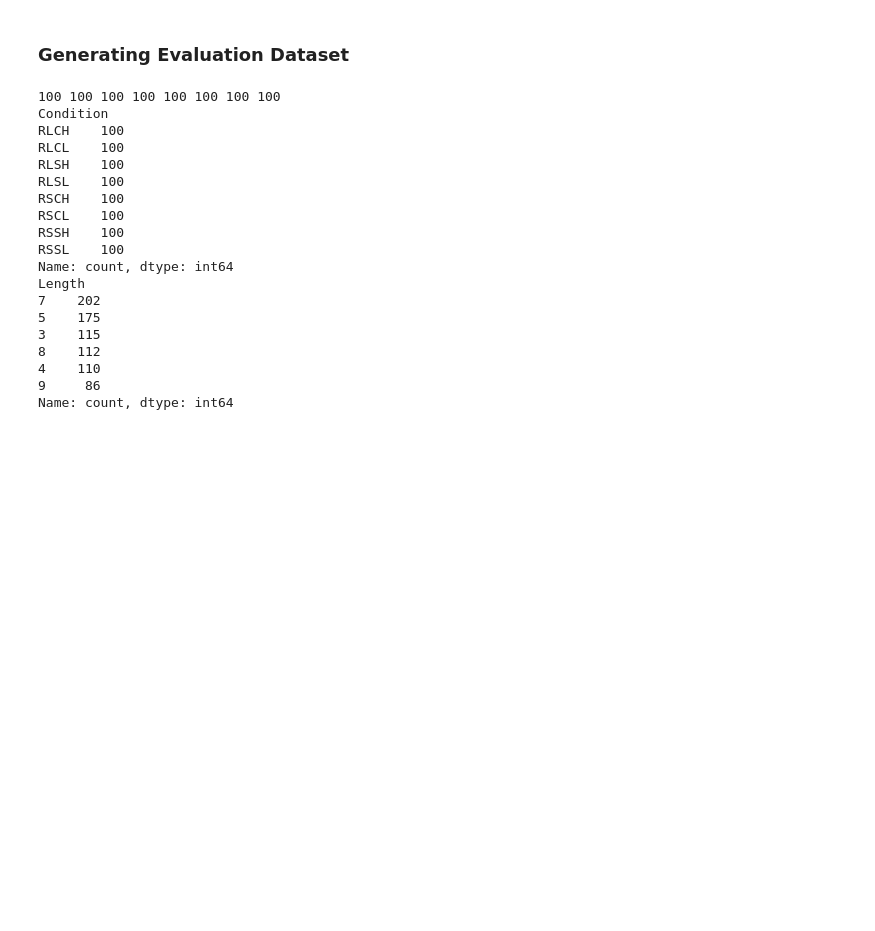
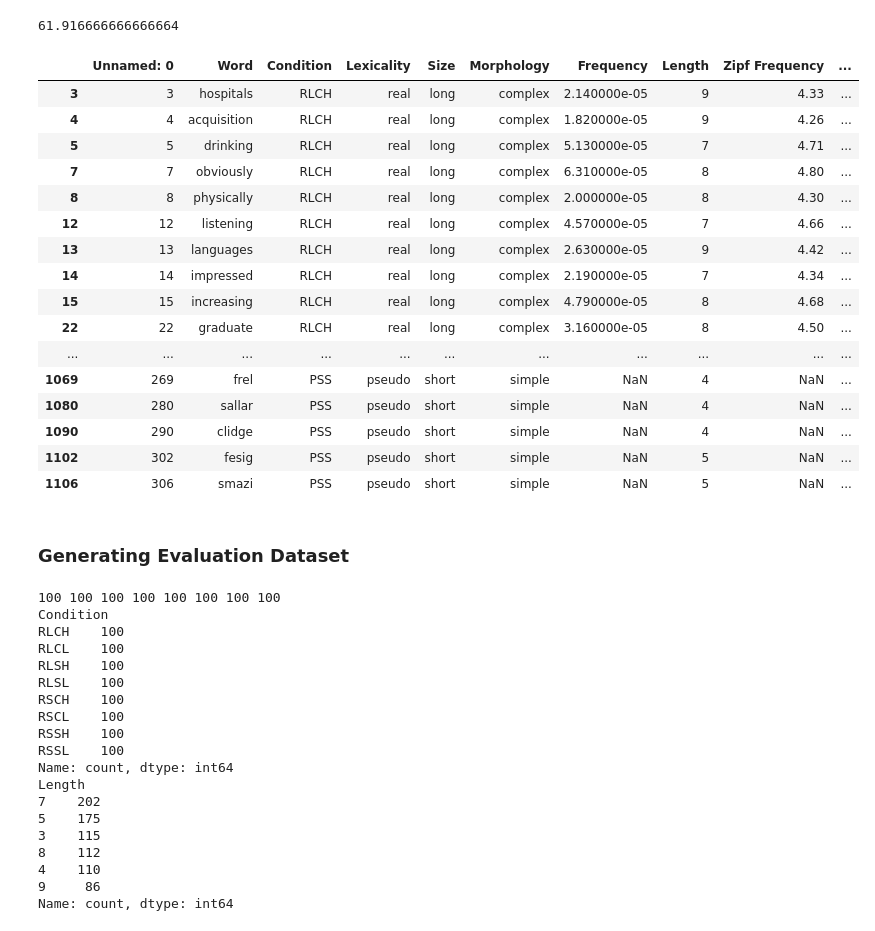
Before and after one commit to danieldager/swp-model, a Jupyter notebook: notebooks/simulations.ipynb, the cells around one changed output. Drawn from its saved outputs; the diff is of its cells as text; code cells hidden in the pictures; blank space fills up the shorter version.

```diff
--- a/notebooks/simulations.ipynb
+++ b/notebooks/simulations.ipynb
@@ -10,6 +10,7 @@ sys.path.append(parent)
 
 from swp.utils.setup import seed_everything, set_device
 from swp.datasets.phonemes import get_phoneme_to_id
+from swp.utils.datasets import enrich_for_plotting
 
 # seed_everything()
 # device = set_device()
@@ -22,7 +23,42 @@ g2p = G2p()
 def remove_stress(phonemes):
     return [p[:-1] if p[-1].isdigit() else p for p in phonemes]
 
-converters = {"Word": str, "Phonemes": literal_eval, "No Stress": literal_eval}
+converters = {"Word": str, "Phonemes": literal_eval, "No Stress": literal_eval, "Prediction": literal_eval}
+# %%
+results = pd.read_csv(
+    # "../results/test/Ua_LSTM_h128_l1_v42_d0.0_t0.0_s1~b2048_l0.001_fall_sn/75.csv",
+    # "../results/ablations/Ua_LSTM_h128_l1_v42_d0.0_t0.0_s1~b2048_l0.001_fall_sn~75/encoder_49/75.csv",
+    "../results/ablations/Ua_LSTM_h128_l1_v42_d0.0_t0.0_s1~b2048_l0.001_fall_sn~75/encoder_31/75.csv",
+    # "../results/test/Ua_LSTM_h64_l1_v42_d0.0_t0.0_s1~b1024_l0.0005_fall_sn/108.csv",
+    # "../results/ablations/Ua_LSTM_h64_l1_v42_d0.0_t0.0_s1~b1024_l0.0005_fall_sn~108/encoder_10/108.csv",
+    converters=converters,
+    index_col=0
+)
+
+results = enrich_for_plotting(results, include_stress=False)
+
+results.drop(columns=["Part of Speech", "Phonemes"], inplace=True)
+print(100 - ((len(results[results["Edit Distance"] > 0])/1200 * 100)))
+results[results["Edit Distance"] > 0]
+# %% [output]
+61.916666666666664
+|  | Unnamed: 0 | Word | Condition | Lexicality | Size | Morphology | Frequency | Length | Zipf Frequency | ... |
+| 3 | 3 | hospitals | RLCH | real | long | complex | 2.140000e-05 | 9 | 4.33 | ... |
+| 4 | 4 | acquisition | RLCH | real | long | complex | 1.820000e-05 | 9 | 4.26 | ... |
+| 5 | 5 | drinking | RLCH | real | long | complex | 5.130000e-05 | 7 | 4.71 | ... |
+| 7 | 7 | obviously | RLCH | real | long | complex | 6.310000e-05 | 8 | 4.80 | ... |
+| 8 | 8 | physically | RLCH | real | long | complex | 2.000000e-05 | 8 | 4.30 | ... |
+| 12 | 12 | listening | RLCH | real | long | complex | 4.570000e-05 | 7 | 4.66 | ... |
+| 13 | 13 | languages | RLCH | real | long | complex | 2.630000e-05 | 9 | 4.42 | ... |
+| 14 | 14 | impressed | RLCH | real | long | complex | 2.190000e-05 | 7 | 4.34 | ... |
+| 15 | 15 | increasing | RLCH | real | long | complex | 4.790000e-05 | 8 | 4.68 | ... |
+| 22 | 22 | graduate | RLCH | real | long | complex | 3.160000e-05 | 8 | 4.50 | ... |
+| ... | ... | ... | ... | ... | ... | ... | ... | ... | ... | ... |
+| 1069 | 269 | frel | PSS | pseudo | short | simple | NaN | 4 | NaN | ... |
+| 1080 | 280 | sallar | PSS | pseudo | short | simple | NaN | 4 | NaN | ... |
+| 1090 | 290 | clidge | PSS | pseudo | short | simple | NaN | 4 | NaN | ... |
+| 1102 | 302 | fesig | PSS | pseudo | short | simple | NaN | 5 | NaN | ... |
+| 1106 | 306 | smazi | PSS | pseudo | short | simple | NaN | 5 | NaN | ... |
 # %% [markdown]
 ### Generating Evaluation Dataset
 # %%
```
Also changed, not shown: 11 other files.
